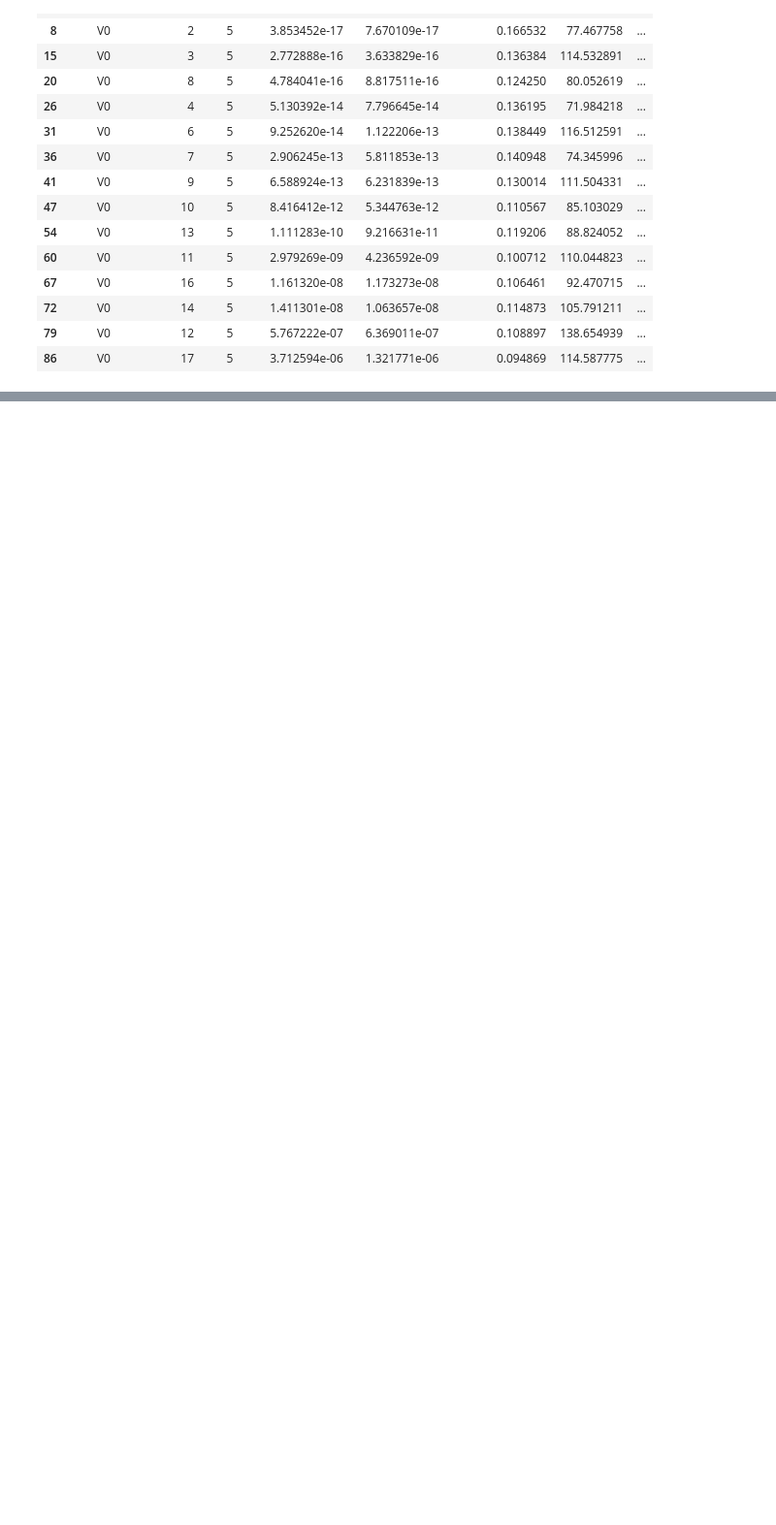
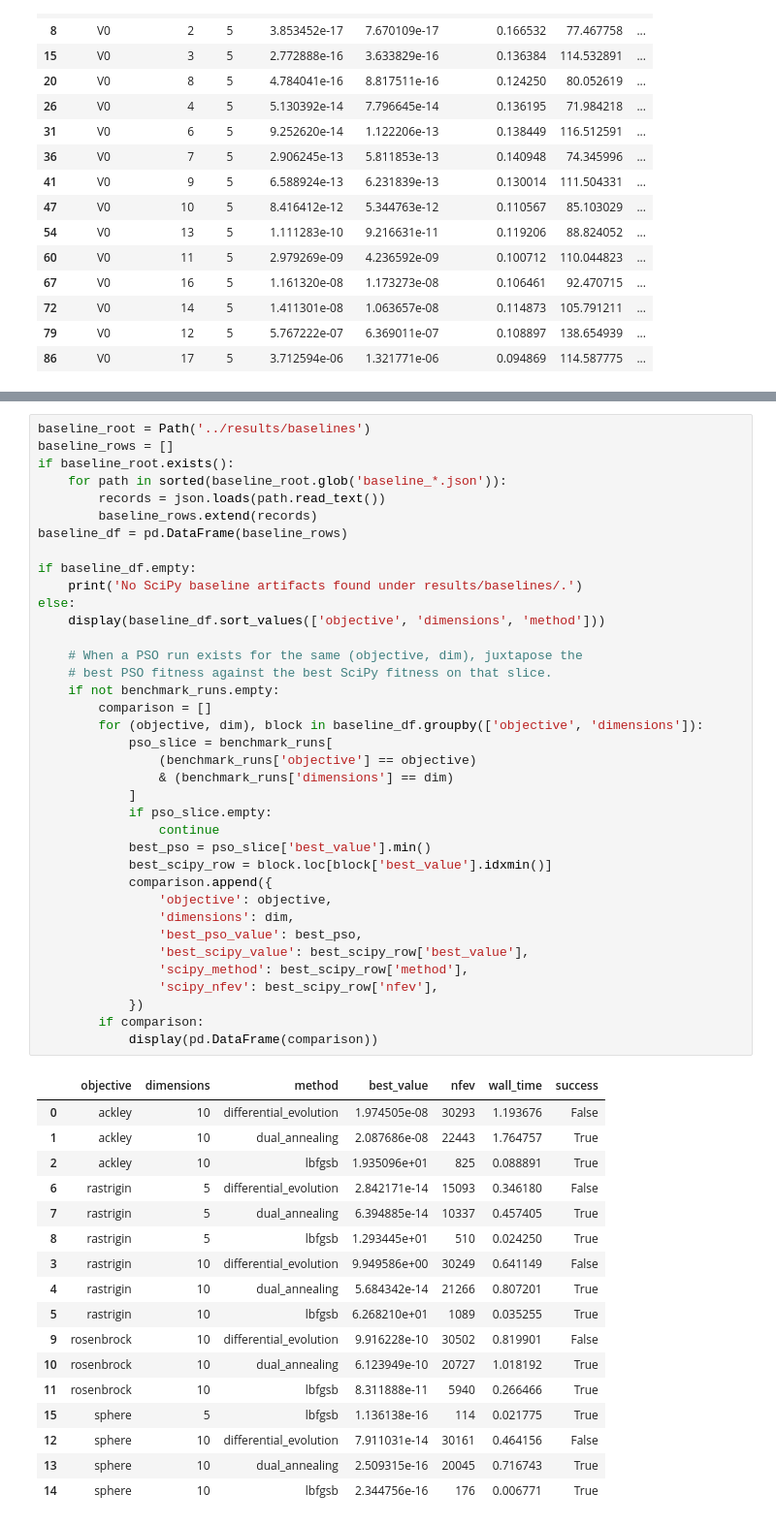
Before and after one commit to Lscotti-uni/PSO-python, a Jupyter notebook: notebooks/final_report.ipynb, the cells around one changed output, grey strips where cells are left out. Shown at 97% size. Saved outputs shown, nothing was run; the diff lists cells and outputs as text; blank space fills up the shorter version.

```diff
--- a/notebooks/final_report.ipynb
+++ b/notebooks/final_report.ipynb
@@ -580,0 +642,55 @@ else:
+# %%
+baseline_root = Path('../results/baselines')
+baseline_rows = []
+if baseline_root.exists():
+    for path in sorted(baseline_root.glob('baseline_*.json')):
+        records = json.loads(path.read_text())
+        baseline_rows.extend(records)
+baseline_df = pd.DataFrame(baseline_rows)
+
+if baseline_df.empty:
+    print('No SciPy baseline artifacts found under results/baselines/.')
+else:
+    display(baseline_df.sort_values(['objective', 'dimensions', 'method']))
+
+    # When a PSO run exists for the same (objective, dim), juxtapose the
+    # best PSO fitness against the best SciPy fitness on that slice.
+    if not benchmark_runs.empty:
+        comparison = []
+        for (objective, dim), block in baseline_df.groupby(['objective', 'dimensions']):
+            pso_slice = benchmark_runs[
+                (benchmark_runs['objective'] == objective)
+                & (benchmark_runs['dimensions'] == dim)
+            ]
+            if pso_slice.empty:
+                continue
+            best_pso = pso_slice['best_value'].min()
+            best_scipy_row = block.loc[block['best_value'].idxmin()]
+            comparison.append({
+                'objective': objective,
+                'dimensions': dim,
+                'best_pso_value': best_pso,
+                'best_scipy_value': best_scipy_row['best_value'],
+                'scipy_method': best_scipy_row['method'],
+                'scipy_nfev': best_scipy_row['nfev'],
+            })
+        if comparison:
+            display(pd.DataFrame(comparison))
+# %% [output]
+|  | objective | dimensions | method | best_value | nfev | wall_time | success |
+| 0 | ackley | 10 | differential_evolution | 1.974505e-08 | 30293 | 1.193676 | False |
+| 1 | ackley | 10 | dual_annealing | 2.087686e-08 | 22443 | 1.764757 | True |
+| 2 | ackley | 10 | lbfgsb | 1.935096e+01 | 825 | 0.088891 | True |
+| 6 | rastrigin | 5 | differential_evolution | 2.842171e-14 | 15093 | 0.346180 | False |
+| 7 | rastrigin | 5 | dual_annealing | 6.394885e-14 | 10337 | 0.457405 | True |
+| 8 | rastrigin | 5 | lbfgsb | 1.293445e+01 | 510 | 0.024250 | True |
+| 3 | rastrigin | 10 | differential_evolution | 9.949586e+00 | 30249 | 0.641149 | False |
+| 4 | rastrigin | 10 | dual_annealing | 5.684342e-14 | 21266 | 0.807201 | True |
+| 5 | rastrigin | 10 | lbfgsb | 6.268210e+01 | 1089 | 0.035255 | True |
+| 9 | rosenbrock | 10 | differential_evolution | 9.916228e-10 | 30502 | 0.819901 | False |
+| 10 | rosenbrock | 10 | dual_annealing | 6.123949e-10 | 20727 | 1.018192 | True |
+| 11 | rosenbrock | 10 | lbfgsb | 8.311888e-11 | 5940 | 0.266466 | True |
+| 15 | sphere | 5 | lbfgsb | 1.136138e-16 | 114 | 0.021775 | True |
+| 12 | sphere | 10 | differential_evolution | 7.911031e-14 | 30161 | 0.464156 | False |
+| 13 | sphere | 10 | dual_annealing | 2.509315e-16 | 20045 | 0.716743 | True |
+| 14 | sphere | 10 | lbfgsb | 2.344756e-16 | 176 | 0.006771 | True |
```
Also changed, not shown: parts of 9 cells of this notebook, 1 other file.
